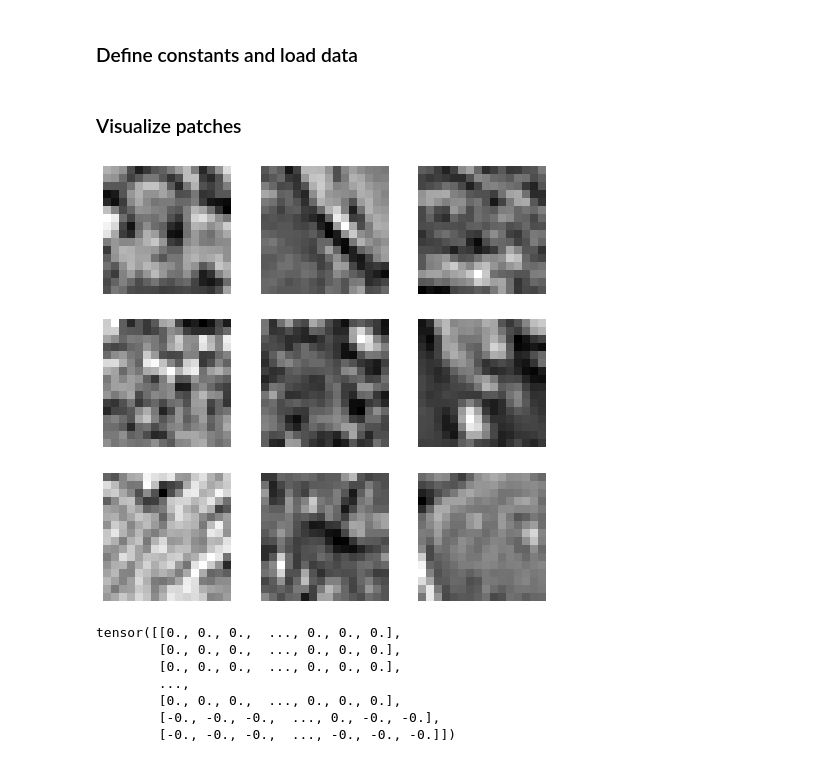
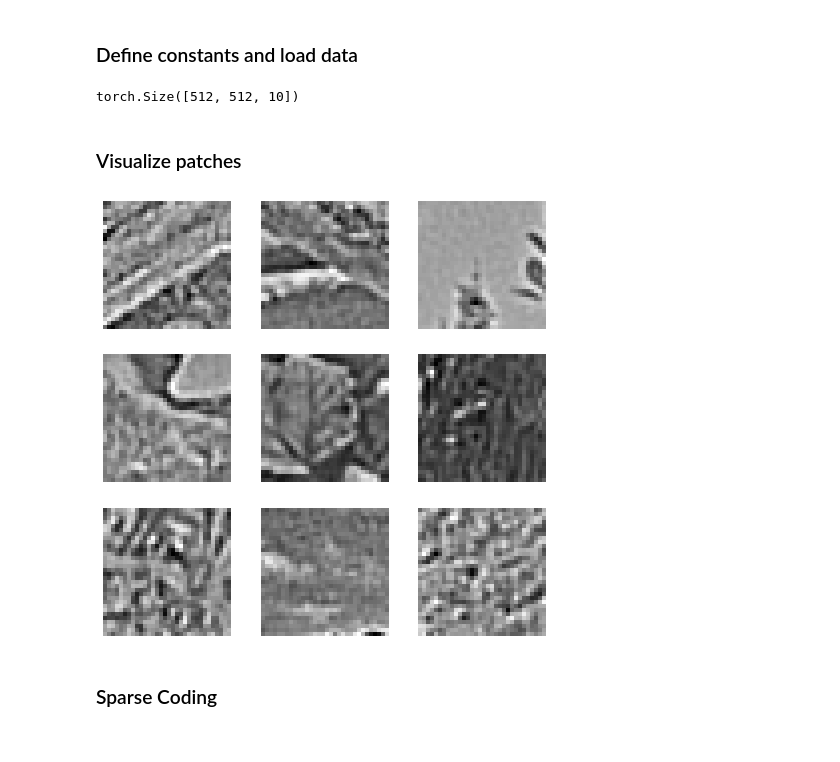
Before and after one commit to rctn/sparsecoding, a Jupyter notebook: examples/sparse_coding.ipynb, the cells around one changed output. Saved outputs shown, nothing was run; the diff lists cells and outputs as text; code cells hidden in the pictures.

Commit message:
Add image preprocessing v0, build LCA inference demo ipynb.

```diff
--- a/examples/sparse_coding.ipynb
+++ b/examples/sparse_coding.ipynb
@@ -22,31 +14,40 @@ data = naturalscenes(img_dir=img_dir,patch_size=patch_size,patch_overlap=patch_o
+# %%
+img_dir = os.path.join(os.environ['DATA_PATH'], 'data/IMAGES.mat')
+images = loadmat(img_dir)['IMAGES']
+images = torch.tensor(images)
+print(images.shape)
+# %% [output]
+torch.Size([512, 512, 10])
+# %%
+n_images = images.shape[-1]
+n_divisions = 16
+
+image_data, n_images, n_divisions, patch_size_x, patch_size_y = patch_images(images, n_divisions=n_divisions)
+data = preprocess_images(image_data, patch_size_x, patch_size_y)
+
+n_samples, n_features = data.shape
 # %% [markdown]
 ### Visualize patches
 # %%
 figure = plt.figure(figsize=(8, 8))
 cols, rows = 3, 3
 for i in range(1, cols * rows + 1):
     sample_idx = torch.randint(len(data), size=(1,)).item()
     img = (data[sample_idx])
     figure.add_subplot(rows, cols, i)
     plt.axis("off")
-    plt.imshow(img.squeeze().reshape([patch_size,patch_size]), cmap="gray")
+    plt.imshow(img.squeeze().reshape([patch_size_x,patch_size_y]), cmap="gray")
 plt.show()
 # %% [output]
-[figure, old version]
+[figure, new version]
+# %% [markdown]
+### Sparse Coding
 # %%
 # define random dictionary
 n_basis = 100
-n_features = patch_size**2
-dictionary = torch.rand([n_features,n_basis])
+n_features = patch_size_x**2
+dictionary = 2*torch.rand([n_features,n_basis]) - 1
 
 # verify LCA method
-lca = inference.LCA(coeff_lr=1e-5)
-lca.infer(data.patches[0:100,:],dictionary)
+lca = inference.LCA(coeff_lr=1e-3,threshold=0.1)
+A = lca.infer(data[:,:],dictionary)
-# %% [output]
-tensor([[0., 0., 0.,  ..., 0., 0., 0.],
-        [0., 0., 0.,  ..., 0., 0., 0.],
-        [0., 0., 0.,  ..., 0., 0., 0.],
-        ...,
-        [0., 0., 0.,  ..., 0., 0., 0.],
-        [-0., -0., -0.,  ..., 0., -0., -0.],
-        [-0., -0., -0.,  ..., -0., -0., -0.]])
```
Also changed, not shown: parts of 7 cells of this notebook, 2 other files.
